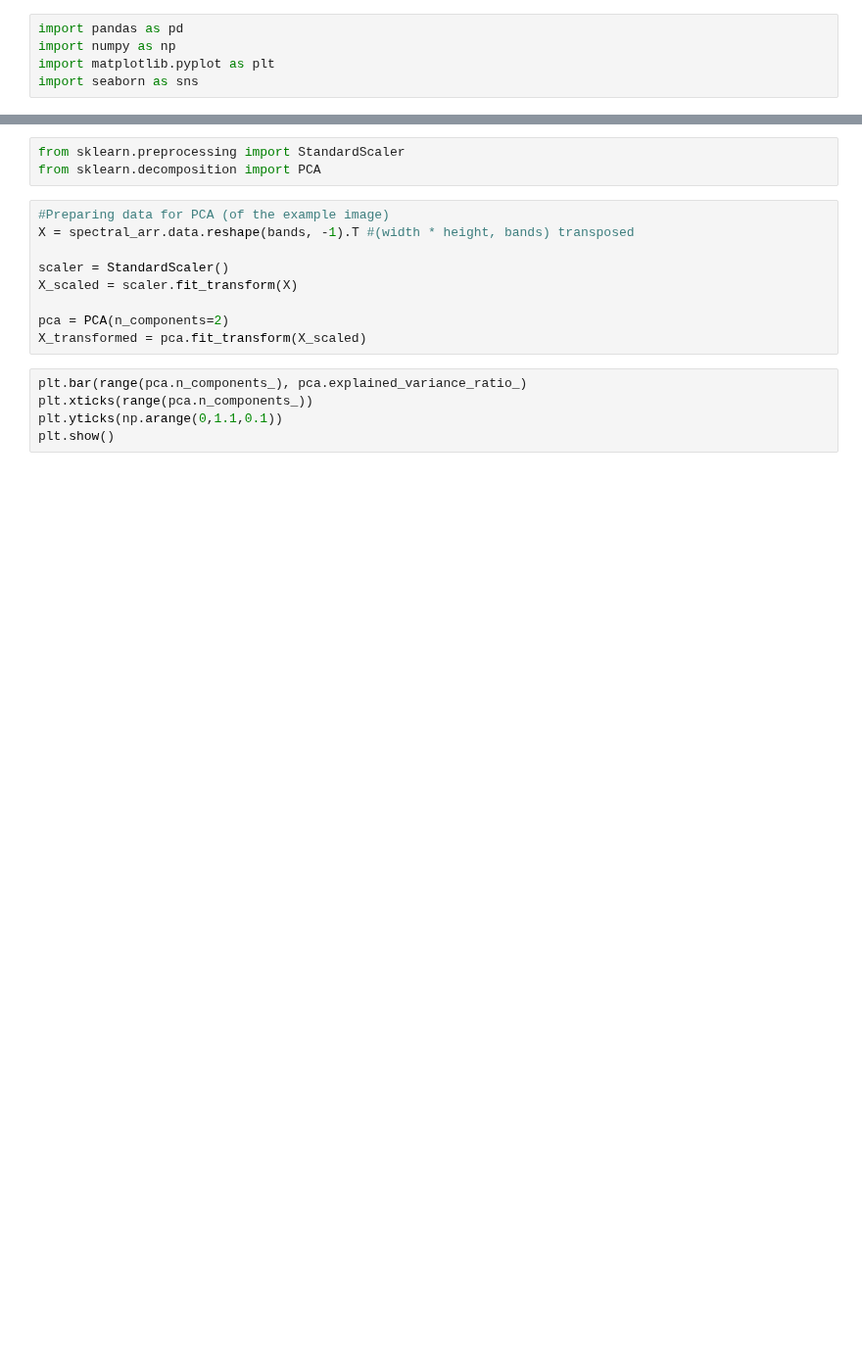
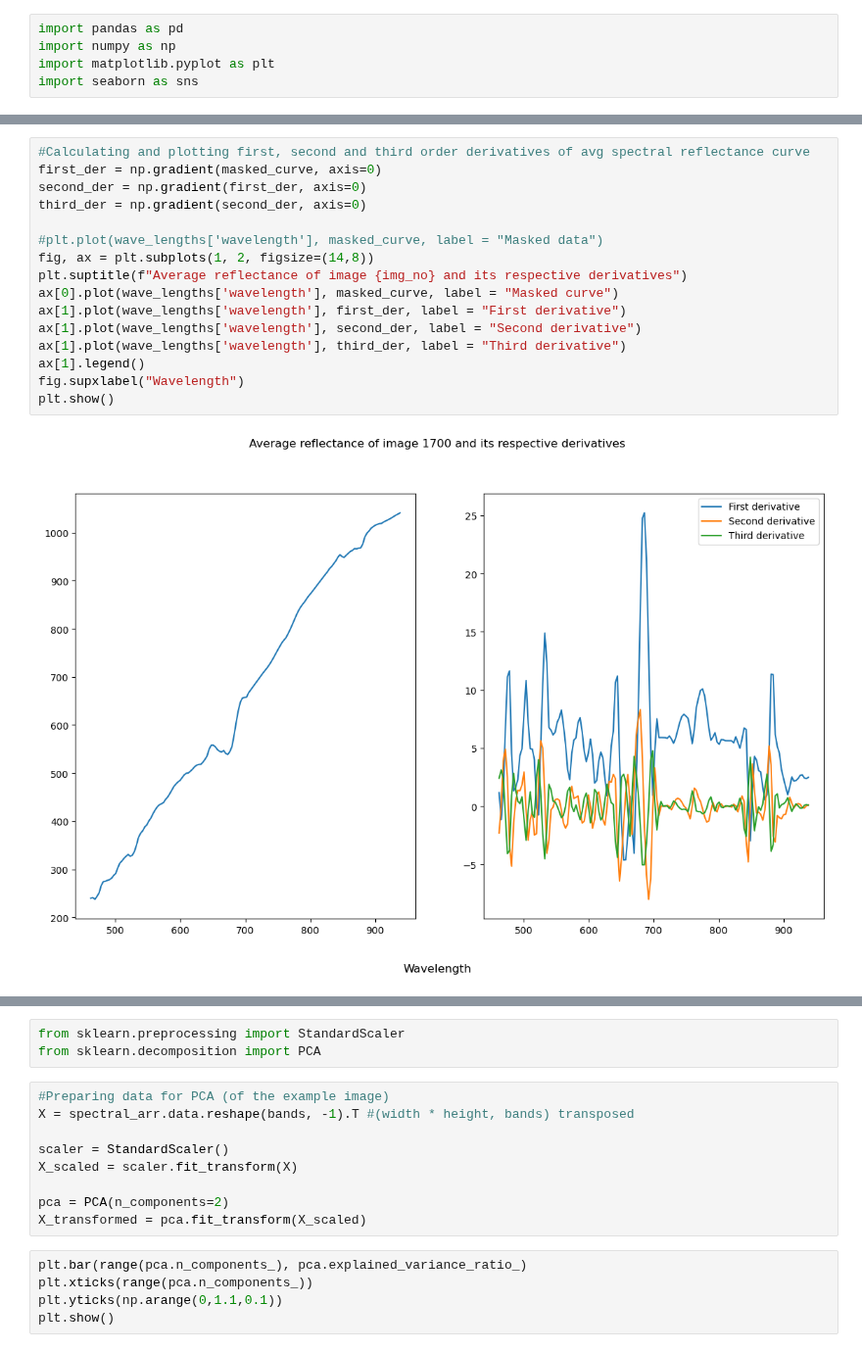
Before and after one commit to igorkotlarz1/io-hyperview-challenge, a Jupyter notebook: Code/insights_pca.ipynb, the cells around one changed output, grey strips where cells are left out. Shown at 98% size. Drawn from its saved outputs; the diff is of its cells as text; blank space fills up the shorter version.

```diff
--- a/Code/insights_pca.ipynb
+++ b/Code/insights_pca.ipynb
@@ -59,3 +73,21 @@ plt.show()
+# %%
+#Calculating and plotting first, second and third order derivatives of avg spectral reflectance curve
+first_der = np.gradient(masked_curve, axis=0)
+second_der = np.gradient(first_der, axis=0)
+third_der = np.gradient(second_der, axis=0)
+
+#plt.plot(wave_lengths['wavelength'], masked_curve, label = "Masked data")
+fig, ax = plt.subplots(1, 2, figsize=(14,8))
+plt.suptitle(f"Average reflectance of image {img_no} and its respective derivatives")
+ax[0].plot(wave_lengths['wavelength'], masked_curve, label = "Masked curve")
+ax[1].plot(wave_lengths['wavelength'], first_der, label = "First derivative")
+ax[1].plot(wave_lengths['wavelength'], second_der, label = "Second derivative")
+ax[1].plot(wave_lengths['wavelength'], third_der, label = "Third derivative")
+ax[1].legend()
+fig.supxlabel("Wavelength")
+plt.show()
+# %% [output]
+[figure, added]
 # %%
 #Calculating correlation between bands of the example image
 image_flat = spectral_arr.reshape(bands, -1)
```
Also changed, not shown: parts of 17 cells of this notebook.
